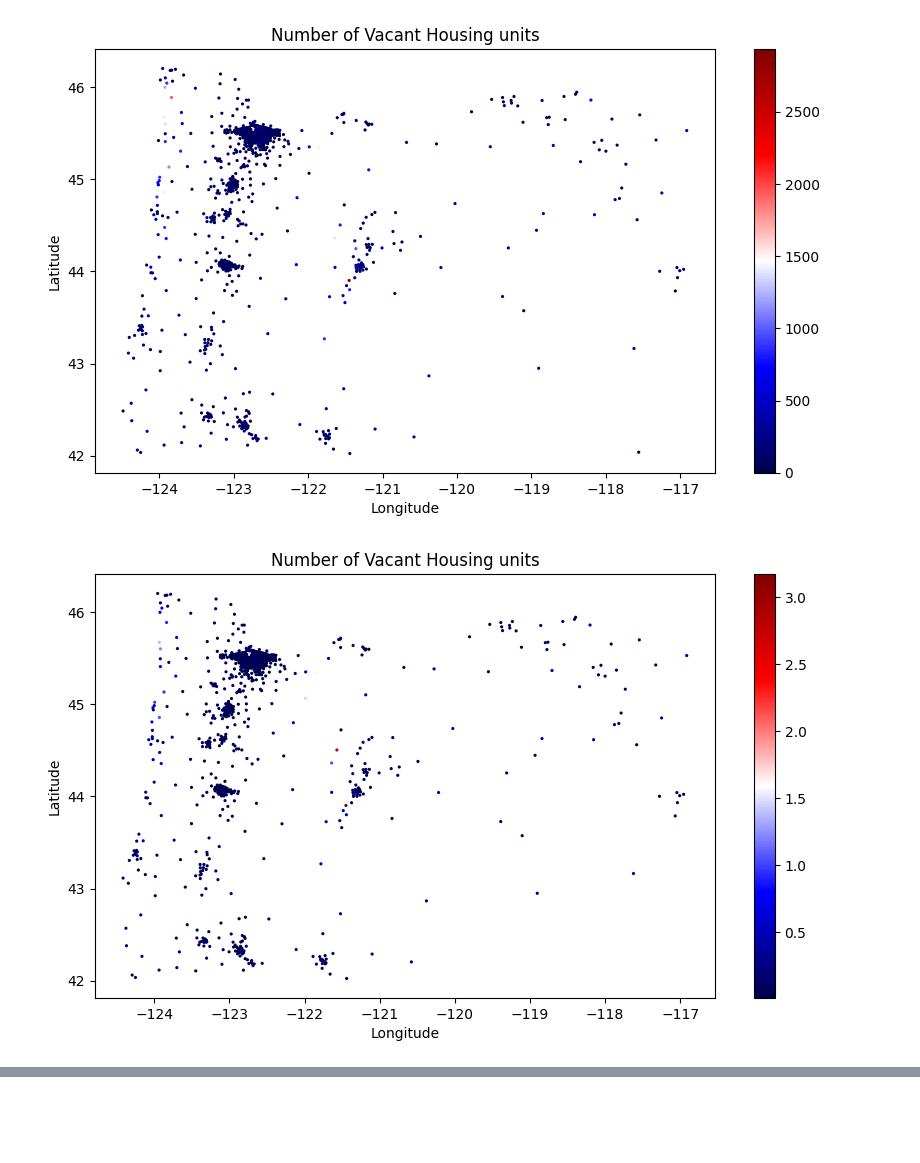
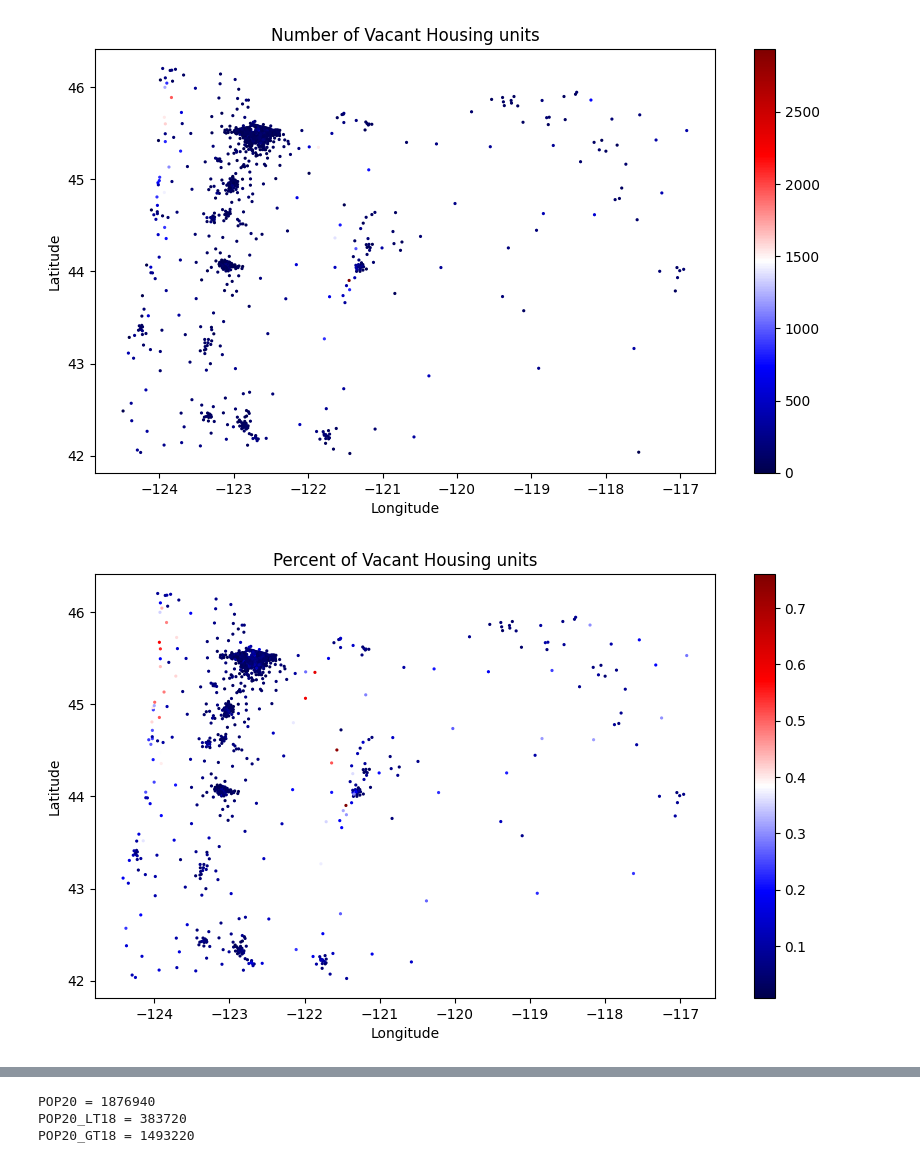
Before and after one commit to amschechter/amschechter.github.io, a Jupyter notebook: DataScience/censusData/OregonTracts.ipynb, the cells around one changed output, grey strips where cells are left out. Saved outputs shown, nothing was run; the diff lists cells and outputs as text; code cells hidden in the pictures; blank space fills up the shorter version.

```diff
--- a/DataScience/censusData/OregonTracts.ipynb
+++ b/DataScience/censusData/OregonTracts.ipynb
@@ -65,4 +73,5 @@ data_frame.head()
 | 4 | 5 | 5 | 41 | 19 | 200000 | 41019200000 | 2000.00 | Census Tract 2000 | G5020 | S | ... |
 # %%
 data_frame.plot(x = 'short_long', xlabel = 'Longitude', y = 'short_lat', ylabel = 'Latitude', kind = 'scatter', s = 2, title = 'Oregon by pop tract location')
+plt.rcParams["figure.figsize"] = (10,5.5)
 # %% [output]
@@ -176,22 +187,24 @@ plt.show()
 # %% [output]
 [figure]
 # %%
-data_frame['Percent Vacant'] = data_frame['HU_VAC20'] / data_frame['HU_OCC20']
+#data_frame['Percent Vacant'] = data_frame['HU_VAC20'] / data_frame['HU_OCC20']
+data_frame['Percent Vacant'] = data_frame['HU_VAC20'] / data_frame['HU20']
+data_frame['Percent Household'] = data_frame['HHPOP20'] / data_frame['POP20']
 # %%
 x_axis = data_frame['INTPTLON']
 y_axis = data_frame['INTPTLAT']
 color = data_frame['Percent Vacant']
 
 plt.scatter(x_axis, y_axis, c = color, s = 2, cmap = 'seismic', marker='h')
-plt.title('Number of Vacant Housing units')
+plt.title('Percent of Vacant Housing units')
 plt.rcParams["figure.figsize"] = (10,5.5)
 #plt.legend(loc = "lower left")
 plt.xlabel('Longitude')
 plt.ylabel('Latitude')
 plt.colorbar()
 plt.show()
 # %% [output]
-[figure, old version]
+[figure, new version]
 # %%
 #portland_metro_mask = data_frame['INTPTLAT'] > 45.2 and data_frame['INTPTLAT'] < 45.7 and data_frame['INTPTLON'] > 122.2 and data_frame['INTPTLON'] < 123.5
 portland_metro_mask = (data_frame['INTPTLAT'] > 45.2) & (data_frame['INTPTLAT'] < 45.7) & (data_frame['INTPTLON'] < -122.2) & (data_frame['INTPTLON'] > -123.5)
@@ -205,6 +218,14 @@ portland_metro_frame.head()
 | 15 | 16 | 16 | 41 | 5 | 22606 | 41005022606 | 226.06 | Census Tract 226.06 | G5020 | S | ... |
 | 16 | 17 | 17 | 41 | 5 | 22707 | 41005022707 | 227.07 | Census Tract 227.07 | G5020 | S | ... |
 | 17 | 18 | 18 | 41 | 5 | 22907 | 41005022907 | 229.07 | Census Tract 229.07 | G5020 | S | ... |
+# %%
+print('POP20 =', portland_metro_frame['POP20'].sum())
+print('POP20_LT18 =', portland_metro_frame['P20_LT18'].sum())
+print('POP20_GT18 =', portland_metro_frame['P20_GE18'].sum())
+# %% [output]
+POP20 = 1876940
+POP20_LT18 = 383720
+POP20_GT18 = 1493220
 # %%
 x_axis = portland_metro_frame['INTPTLON']
 y_axis = portland_metro_frame['INTPTLAT']
```
Also changed, not shown: parts of 11 cells of this notebook, 7 other files.
